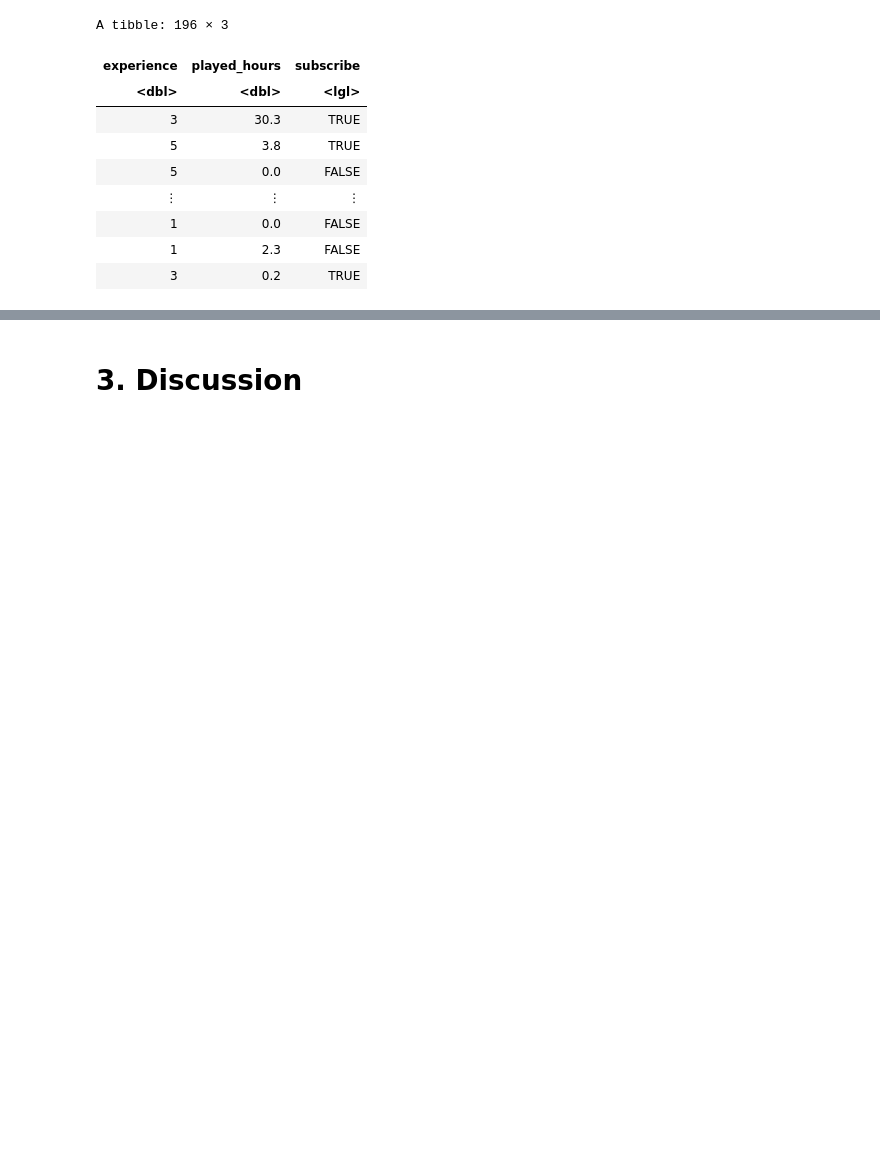
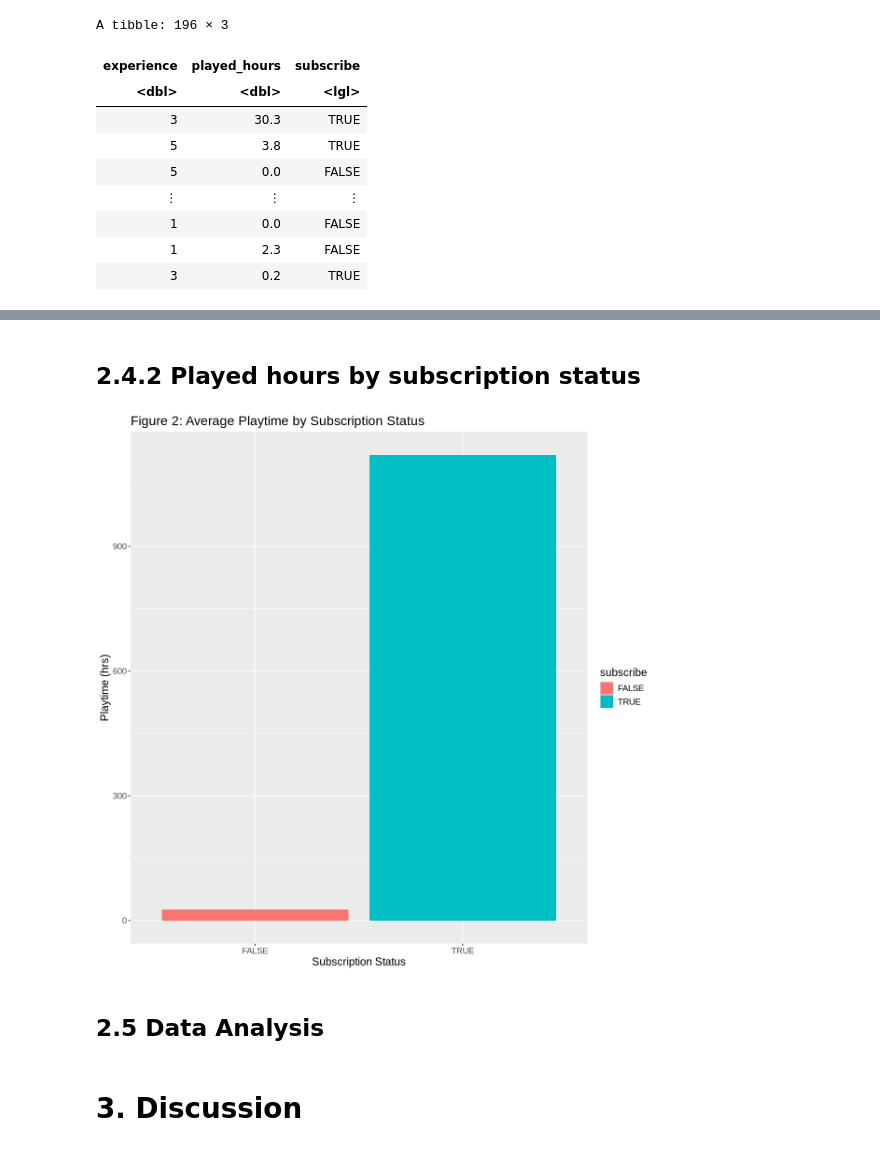
Before and after one commit to JLin4115/gp_dsci_17, a Jupyter notebook: Project group17 report.ipynb, the cells around one changed output, grey strips where cells are left out. Cells and saved outputs as stored; diff of their text form; code cells hidden in the pictures; blank space fills up the shorter version.

```diff
--- a/Project group17 report.ipynb
+++ b/Project group17 report.ipynb
@@ -103,3 +124,14 @@ A tibble: 196 × 3
+# %% [markdown]
+## 2.4.2 Played hours by subscription status
+# %%
+ggplot(players_clean, aes(x=subscribe, y = played_hours, fill = subscribe)) +
+    geom_bar(stat = "identity") +
+    theme(text = element_text(size = 14)) +
+    labs(title = "Figure 2: Average Playtime by Subscription Status", x = "Subscription Status", y = "Playtime (hrs)")
+# %% [output]
+[figure, added]
+# %% [markdown]
+## 2.5 Data Analysis
 # %% [markdown]
 # 3. Discussion
 # %% [markdown]
```
Also changed, not shown: parts of 8 cells of this notebook.
